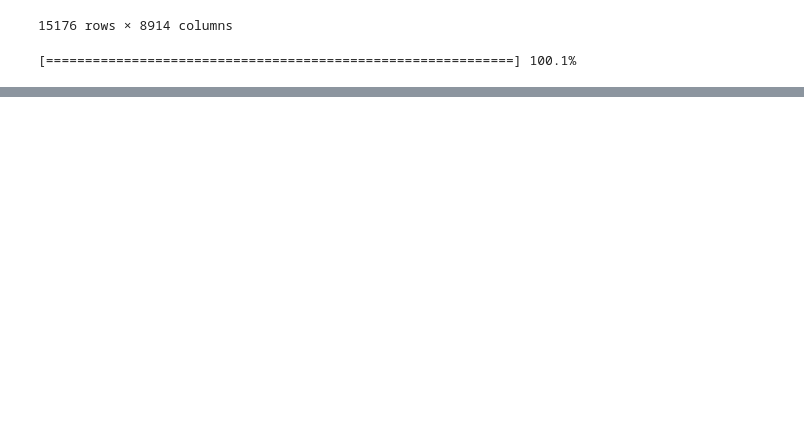
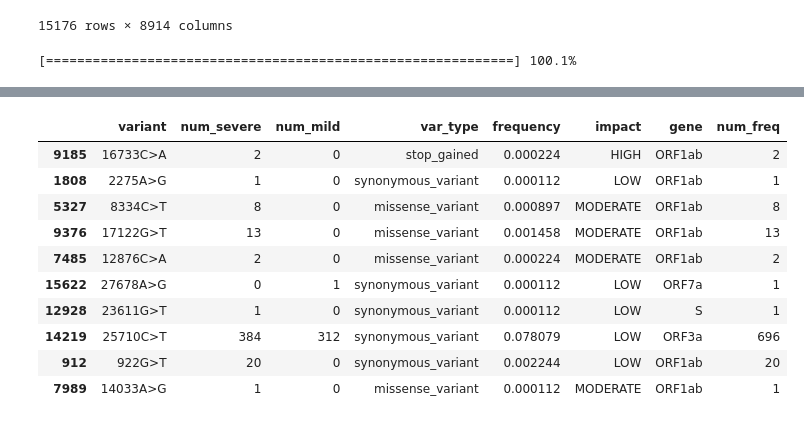
Before and after one commit to matnguyen/STAT520A-Bayesian-Variant-Risk-Project, a Jupyter notebook: src/preprocess.ipynb, the cells around one changed output, grey strips where cells are left out. Cells and saved outputs as stored; diff of their text form; code cells hidden in the pictures; blank space fills up the shorter version.

```diff
--- a/src/preprocess.ipynb
+++ b/src/preprocess.ipynb
@@ -210,3 +218 @@ final_df
-# %%
-final_df = final_df.loc[final_df['frequency'] != 0]
 # %%
@@ -213,0 +220,16 @@ final_df.to_csv('../data/counts.tsv', sep='\t', index=False, header=True)
+# %%
+a = final_df.sample(10)
+# %%
+a
+# %% [output]
+|  | variant | num_severe | num_mild | var_type | frequency | impact | gene | num_freq |
+| 9185 | 16733C>A | 2 | 0 | stop_gained | 0.000224 | HIGH | ORF1ab | 2 |
+| 1808 | 2275A>G | 1 | 0 | synonymous_variant | 0.000112 | LOW | ORF1ab | 1 |
+| 5327 | 8334C>T | 8 | 0 | missense_variant | 0.000897 | MODERATE | ORF1ab | 8 |
+| 9376 | 17122G>T | 13 | 0 | missense_variant | 0.001458 | MODERATE | ORF1ab | 13 |
+| 7485 | 12876C>A | 2 | 0 | missense_variant | 0.000224 | MODERATE | ORF1ab | 2 |
+| 15622 | 27678A>G | 0 | 1 | synonymous_variant | 0.000112 | LOW | ORF7a | 1 |
+| 12928 | 23611G>T | 1 | 0 | synonymous_variant | 0.000112 | LOW | S | 1 |
+| 14219 | 25710C>T | 384 | 312 | synonymous_variant | 0.078079 | LOW | ORF3a | 696 |
+| 912 | 922G>T | 20 | 0 | synonymous_variant | 0.002244 | LOW | ORF1ab | 20 |
+| 7989 | 14033A>G | 1 | 0 | missense_variant | 0.000112 | MODERATE | ORF1ab | 1 |
```
Also changed, not shown: parts of 8 cells of this notebook.
